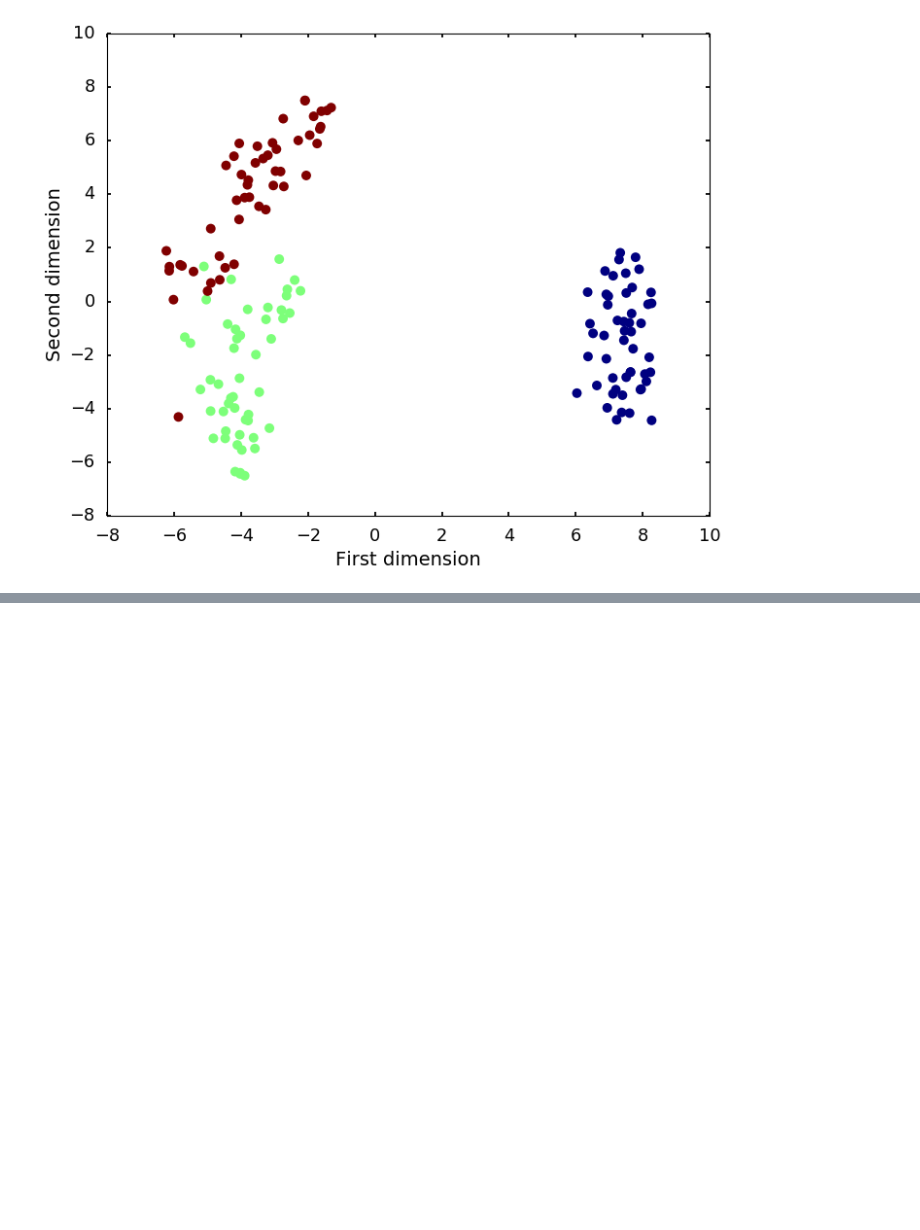
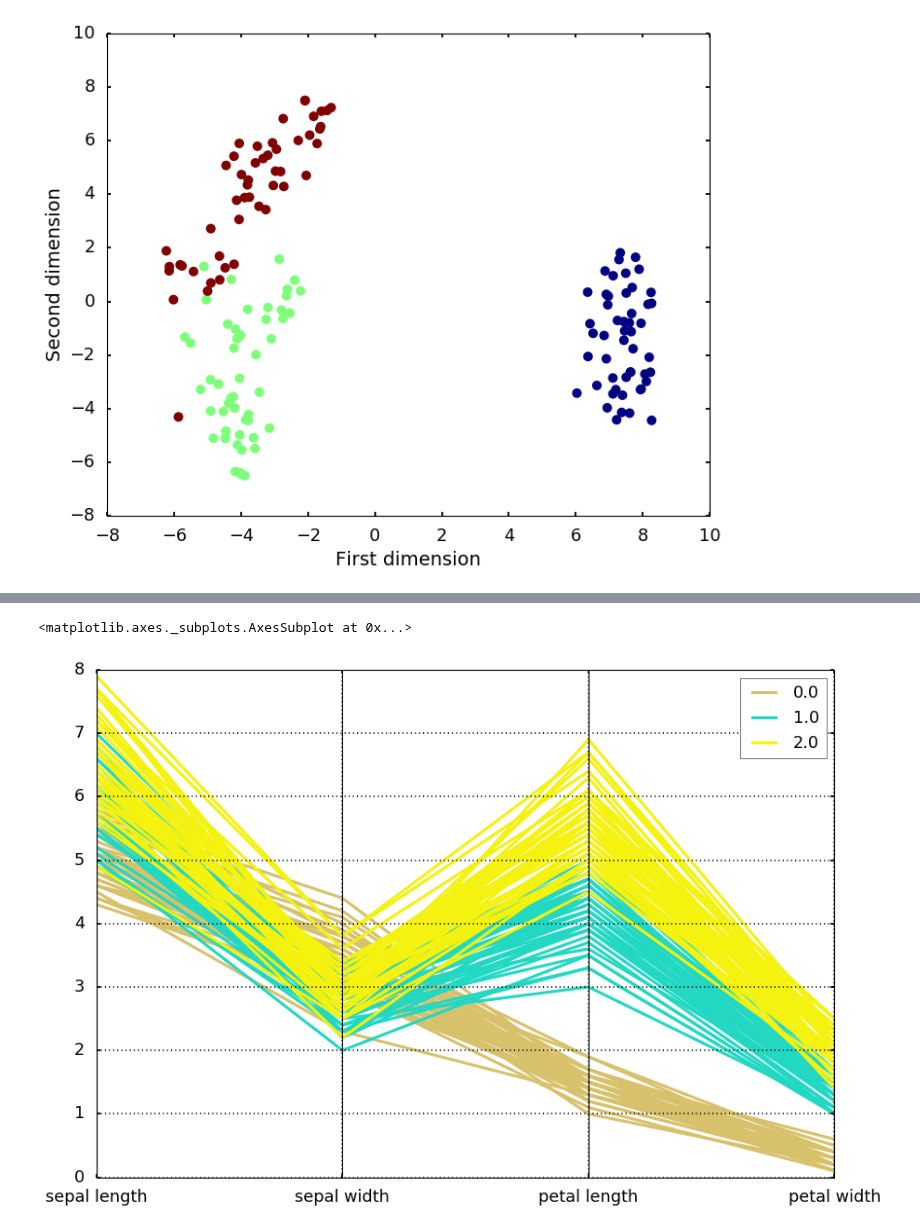
Before and after one commit to qingkaikong/blog, a Jupyter notebook: 2017_13_visualize_high_dimensional_dataset/Visualize_high_dimensional_dataset.ipynb, the cells around one changed output, grey strips where cells are left out. Drawn from its saved outputs; the diff is of its cells as text; code cells hidden in the pictures; blank space fills up the shorter version.

```diff
--- a/2017_13_visualize_high_dimensional_dataset/Visualize_high_dimensional_dataset.ipynb
+++ b/2017_13_visualize_high_dimensional_dataset/Visualize_high_dimensional_dataset.ipynb
@@ -66,0 +119,5 @@ plt.ylabel('Second dimension')
+# %%
+parallel_coordinates(df, 'target')
+# %% [output]
+<matplotlib.axes._subplots.AxesSubplot at 0x...>
+[figure, added]
```
Also changed, not shown: parts of 17 cells of this notebook.
